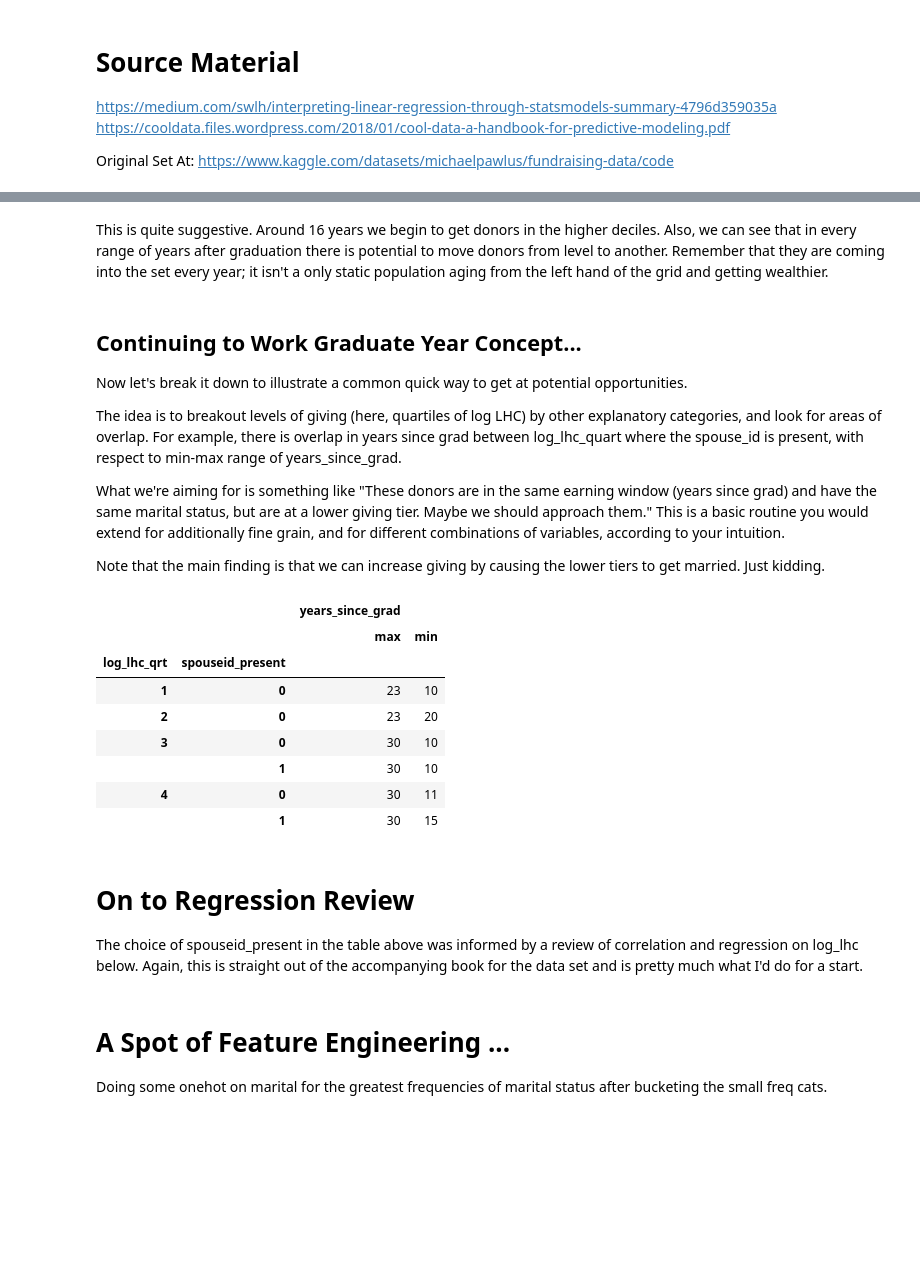
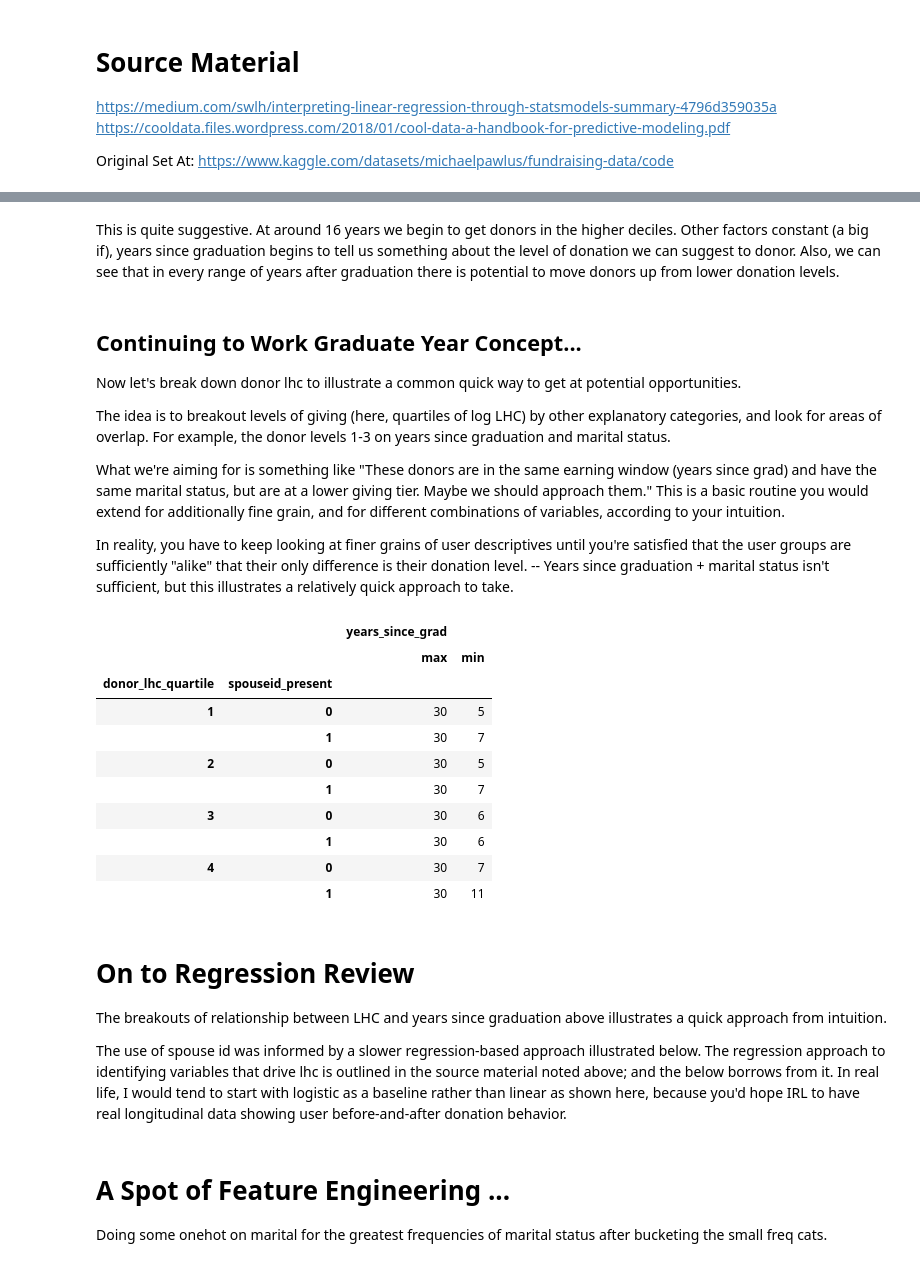
Before and after one commit to mgoold/ds_work, a Jupyter notebook: data_science_assets/donor_data_mining/donor_data.ipynb, the cells around one changed output, grey strips where cells are left out. Drawn from its saved outputs; the diff is of its cells as text; code cells hidden in the pictures; blank space fills up the shorter version.

```diff
--- a/data_science_assets/donor_data_mining/donor_data.ipynb
+++ b/data_science_assets/donor_data_mining/donor_data.ipynb
@@ -95,0 +187,13 @@ sns.move_legend(ax, "upper left", bbox_to_anchor=(1, 1))
+# %%
+
+df2=df.loc[(df['years_since_grad']<=30)]
+sns.set(rc={'figure.figsize':(9,5)})
+ax=sns.scatterplot(x='years_since_grad', y='log_lhc', data=df2, hue='donor_lhc_decile', ec=None, palette="tab20")
+
+ax.text(x=0.5, y=1.1, s='Log of LHC by Years Since Graduation, Donor LHC Decile', fontsize=16, weight='bold', ha='center', va='bottom', transform=ax.transAxes)
+ax.text(x=0.5, y=1.05, s='10 Is Highest Donor LHC Level', fontsize=12, alpha=0.75, ha='center', va='bottom', transform=ax.transAxes)
+ax.text(x=0.5, y=1, s='2733 of 5000 Users, Years Since Grad <=30', fontsize=12, alpha=0.75, ha='center', va='bottom', transform=ax.transAxes)
+
+handles, labels = ax.get_legend_handles_labels()
+ax.legend(reversed(handles), reversed(labels), loc='upper left',title='Donor LHC Decile', bbox_to_anchor=(1, 1))
+df2.shape[0]
@@ -96,35 +203,40 @@ sns.move_legend(ax, "upper left", bbox_to_anchor=(1, 1))
 # %% [markdown]
-This is quite suggestive.  Around 16 years we begin to get donors in the higher deciles.  Also, we can see that in every range of years after graduation there is potential to move donors from level to another.  Remember that they are coming into the set every year; it isn't a only static population aging from the left hand of the grid and getting wealthier.
+This is quite suggestive.  At around 16 years we begin to get donors in the higher deciles. Other factors constant (a big if), years since graduation begins to tell us something about the level of donation we can suggest to donor. Also, we can see that in every range of years after graduation there is potential to move donors up from lower donation levels.
 # %% [markdown]
 ## Continuing to Work Graduate Year Concept...
 
-Now let's break it down to illustrate a common quick way to get at potential opportunities.
+Now let's break down donor lhc to illustrate a common quick way to get at potential opportunities.
 
-The idea is to breakout levels of giving (here, quartiles of log LHC) by other explanatory categories, and look for areas of overlap.  For example, there is overlap in years since grad between log_lhc_quart where the spouse_id is present, with respect to min-max range of years_since_grad.
+The idea is to breakout levels of giving (here, quartiles of log LHC) by other explanatory categories, and look for areas of overlap.  For example, the donor levels 1-3 on years since graduation and marital status.
 
 What we're aiming for is something like "These donors are in the same earning window (years since grad) and have the same marital status, but are at a lower giving tier.  Maybe we should approach them."  This is a basic routine you would extend for additionally fine grain, and for different combinations of variables, according to your intuition.
 
-Note that the main finding is that we can increase giving by causing the lower tiers to get married.  Just kidding.
+In reality, you have to keep looking at finer grains of user descriptives until you're satisfied that the user groups are sufficiently "alike" that their only difference is their donation level. -- Years since graduation + marital status isn't sufficient, but this illustrates a relatively quick approach to take.
 # %%
 # n.b. df2 is the frame filtered on years_since_grad where donations are >0
 
-table = pd.pivot_table(df2, values=['years_since_grad'], index=['log_lhc_qrt', 'spouseid_present'],
+column_order=["min", "max"]
+table = pd.pivot_table(df2, values=['years_since_grad'], index=['donor_lhc_quartile', 'spouseid_present'],
                        aggfunc={'years_since_grad': ["min", "max"]})
 table
 # %% [output]
 |  |  | years_since_grad |  |
 |  |  | max | min |
-| log_lhc_qrt | spouseid_present |  |  |
-| 1 | 0 | 23 | 10 |
-| 2 | 0 | 23 | 20 |
-| 3 | 0 | 30 | 10 |
-|  | 1 | 30 | 10 |
-| 4 | 0 | 30 | 11 |
-|  | 1 | 30 | 15 |
+| donor_lhc_quartile | spouseid_present |  |  |
+| 1 | 0 | 30 | 5 |
+|  | 1 | 30 | 7 |
+| 2 | 0 | 30 | 5 |
+|  | 1 | 30 | 7 |
+| 3 | 0 | 30 | 6 |
+|  | 1 | 30 | 6 |
+| 4 | 0 | 30 | 7 |
+|  | 1 | 30 | 11 |
-# %% [markdown]
-# On to Regression Review
-
-The choice of spouseid_present in the table above was informed by a review of correlation and regression on log_lhc below.  Again, this is straight out of the accompanying book for the data set and is pretty much what I'd do for a start.
+# %% [markdown]
+# On to Regression Review
+
+The breakouts of relationship between LHC and years since graduation above illustrates a quick approach from intuition.
+
+The use of spouse id was informed by a slower regression-based approach illustrated below.  The regression approach to identifying variables that drive lhc is outlined in the source material noted above; and the below borrows from it.  In real life, I would tend to start with logistic as a baseline rather than linear as shown here, because you'd hope IRL to have real longitudinal data showing user before-and-after donation behavior.
 # %% [markdown]
 
 # A Spot of Feature Engineering ...
```
Also changed, not shown: parts of 23 cells of this notebook, 5 other files.
